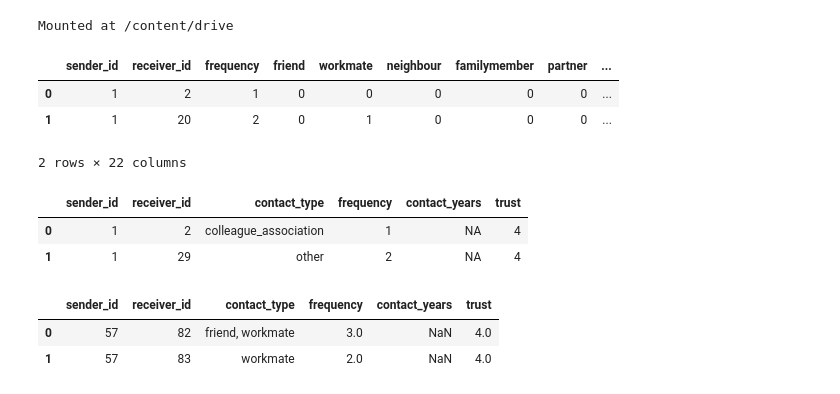
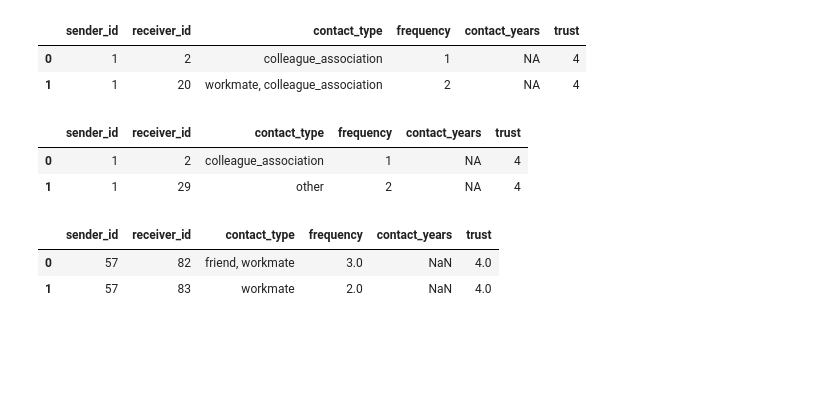
Before and after one commit to liugrac/climate_change_responses, a Jupyter notebook: Farmers_Social_Network.ipynb, the cells around one changed output. Drawn from its saved outputs; the diff is of its cells as text; code cells hidden in the pictures; blank space fills up the shorter version.

```diff
--- a/Farmers_Social_Network.ipynb
+++ b/Farmers_Social_Network.ipynb
@@ -36,10 +18,6 @@ from bokeh.models import EdgesAndLinkedNodes, NodesAndLinkedEdges
 from networkx.algorithms.community import greedy_modularity_communities
 import matplotlib as mpl
 import matplotlib.pyplot as plt
-from google.colab import drive
-drive.mount('/content/drive')
-# %% [output]
-Mounted at /content/drive
 # %%
 # cleaning dataframe
 def clean_df(df):
@@ -60,14 +38,13 @@ def clean_df(df):
   return final_df
 # %%
 # agro participating farmers connection
-part_part_df = pd.read_csv('/content/drive/My Drive/Team Climate Change/farmers_data/Edges_agroconcept_complete.csv',sep=";")
-# part_part_df = clean_df(part_part_df)
+part_part_df = pd.read_csv('data/Edges_agroconcept_complete.csv',sep=";")
+part_part_df = clean_df(part_part_df)
 
 part_part_df.head(2)
 # %% [output]
-|  | sender_id | receiver_id | frequency | friend | workmate | neighbour | familymember | partner | ... |
-| 0 | 1 | 2 | 1 | 0 | 0 | 0 | 0 | 0 | ... |
-| 1 | 1 | 20 | 2 | 0 | 1 | 0 | 0 | 0 | ... |
+|  | sender_id | receiver_id | contact_type | frequency | contact_years | trust |
+| 0 | 1 | 2 | colleague_association | 1 | NA | 4 |
+| 1 | 1 | 20 | workmate, colleague_association | 2 | NA | 4 |
-2 rows × 22 columns
 # %%
 # agro participating farmers with external connections- the extrenal connection ID looks similar to farmers ID, have a find a way to filter them
```
Also changed, not shown: parts of 7 cells of this notebook, 2 other files.
